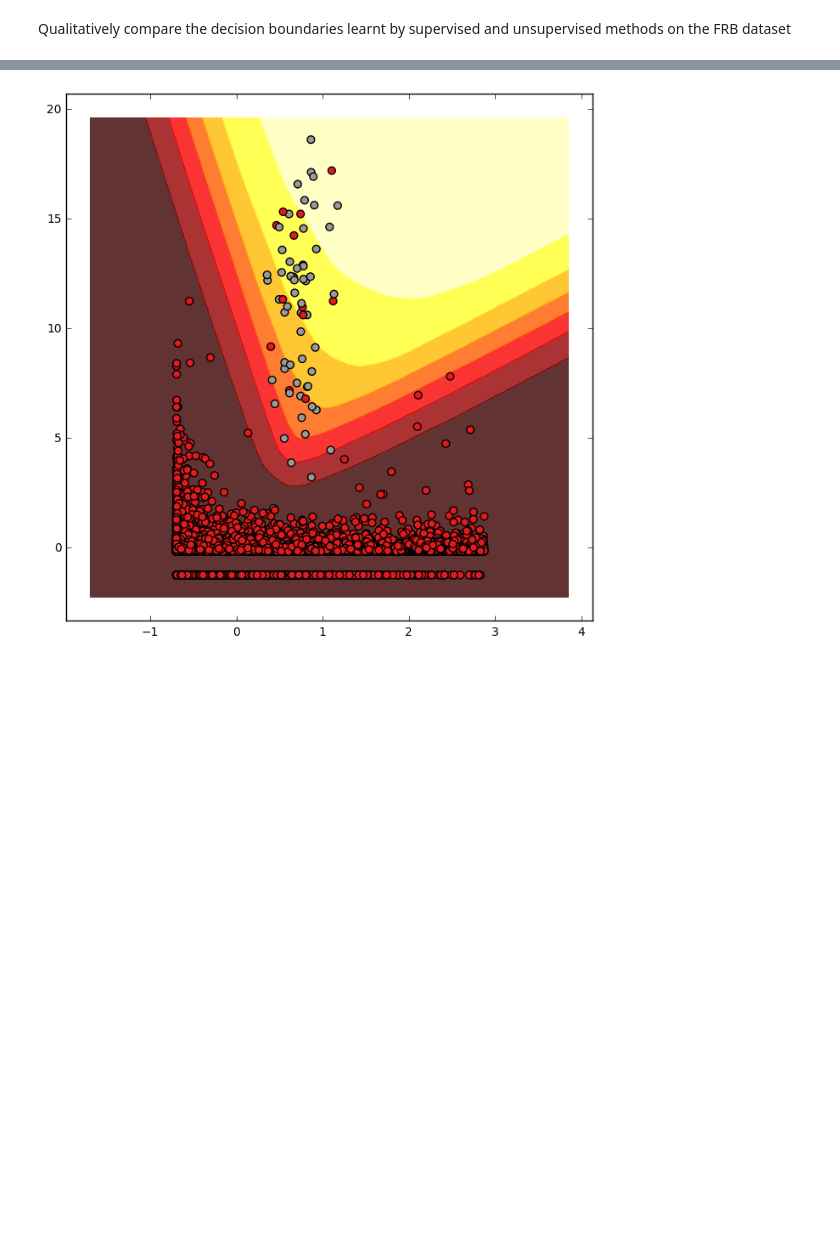
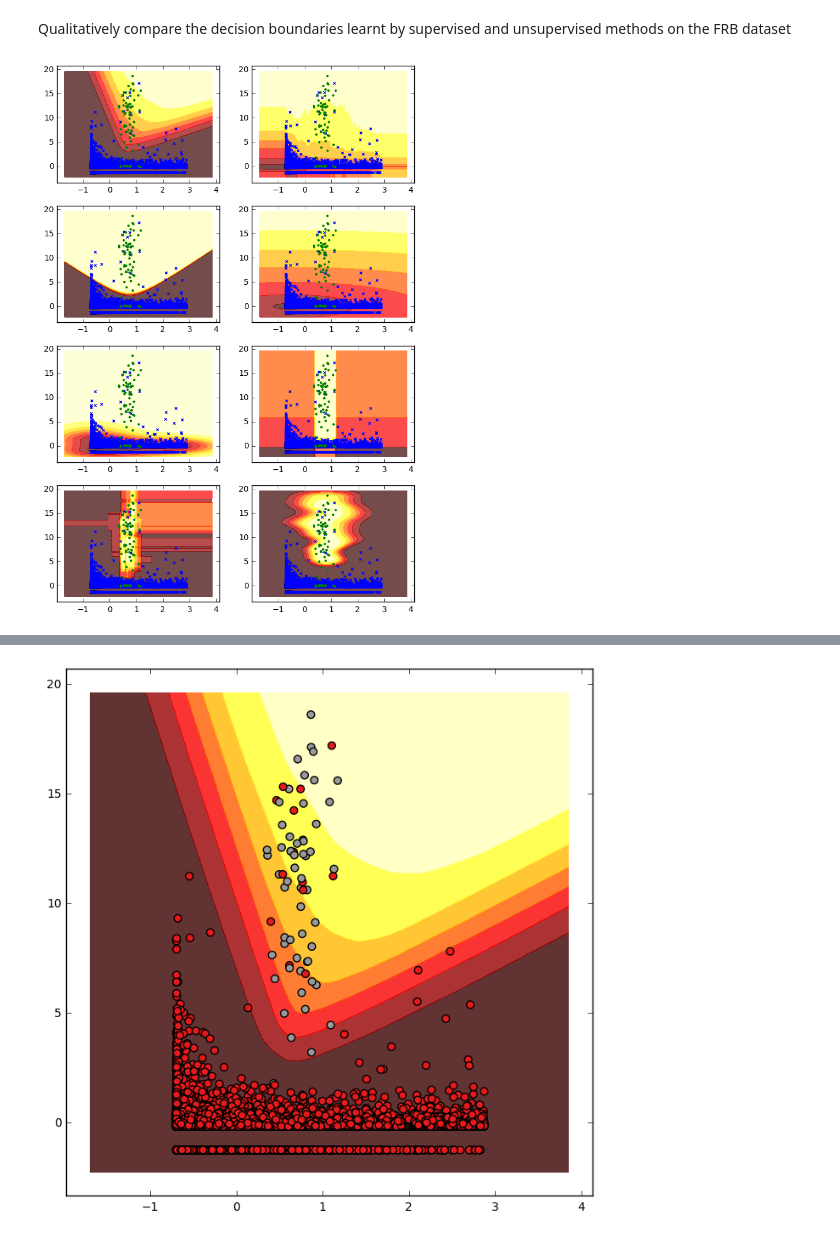
Before and after one commit to lsgos/MPhysPulsars, a Jupyter notebook: Visualise_Boundaries.ipynb, the cells around one changed output, grey strips where cells are left out. Saved outputs shown, nothing was run; the diff lists cells and outputs as text; code cells hidden in the pictures; blank space fills up the shorter version.

```diff
--- a/Visualise_Boundaries.ipynb
+++ b/Visualise_Boundaries.ipynb
@@ -46,8 +46,7 @@ X = all_data[:,:-2] #remove the class label and nn score from the training data
 Y = all_data[:,-1].astype(np.int) #class labels
 # %%
 from sklearn.preprocessing import maxabs_scale
-def visualise_boundary(clf, X, Y, cmap_contour = plt.cm.hot, cmap_classes = plt.cm.Set1):
-    f, axes = plt.subplots(1)
+def visualise_boundary(clf, X, Y, axes,cmap_contour = plt.cm.hot, cmap_classes = plt.cm.PiYG, marker = 'o', markersize = 4):
     h = 0.05
     x_min, x_max = X[:, 0].min() - 1, X[:, 0].max() + 1
     y_min, y_max = X[:, 1].min() - 1, X[:, 1].max() + 1
@@ -57,5 +56,8 @@ def visualise_boundary(clf, X, Y, cmap_contour = plt.cm.hot, cmap_classes = plt.
     #scale Z to the range [0,1] (not all methods have this)
     Z = maxabs_scale(Z)
     Z = Z.reshape(xx.shape)
-    axes.contourf(xx, yy, Z, cmap=cmap_contour, alpha=0.8)
-    axes.scatter(X[:, 0], X[:, 1], c=Y, s=40, cmap=cmap_classes)
+    axes.contourf(xx, yy, Z, cmap=cmap_contour, alpha=0.7, countours = 20)
+    neg = X[Y == 0]
+    pos = X[Y == 1]
+    axes.scatter(neg[:, 0], neg[:, 1], c='blue', s=markersize, marker = 'x', edgecolors='none')
+    axes.scatter(pos[:, 0], pos[:, 1], c='green', s=markersize, marker = 'o', edgecolors='none')
@@ -64,0 +64,24 @@ scaled_dm_snr = StandardScaler().fit_transform(dm_snr)
+# %%
+dm_snr = X[:,[2,1]]
+scaled_dm_snr = StandardScaler().fit_transform(dm_snr)
+plt.rcParams['figure.figsize'] = 8,12
+classifiers = [MLPClassifier(),
+               SemiSupervisedClassifier(IsolationForest(max_samples = 8000)),
+               GaussianNB(),
+               SemiSupervisedClassifier(EllipticEnvelope()),
+               SemiSupervisedClassifier(OneClassSVM(nu=0.1)),
+               AdaBoostClassifier(),
+               RandomForestClassifier(),
+               SVC(probability=True),
+              ]
+
+cols = 2
+rows = int(np.ceil ((1.0 * len(classifiers) / cols) ))
+fig, axtup = plt.subplots(rows, cols)
+
+import itertools
+
+for clf, axes in itertools.izip(classifiers, itertools.chain.from_iterable(axtup)):
+    visualise_boundary(clf,scaled_dm_snr, Y, axes, cmap_classes = plt.cm.Dark2, markersize = 9)
+# %% [output]
+[figure, added]
```
Also changed, not shown: parts of 2 cells of this notebook, 1 other file.
